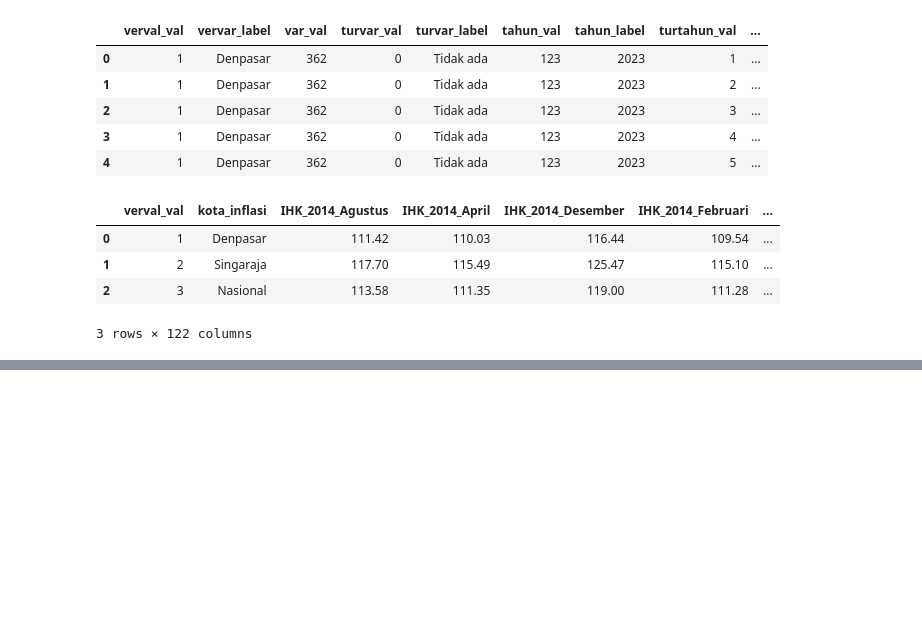
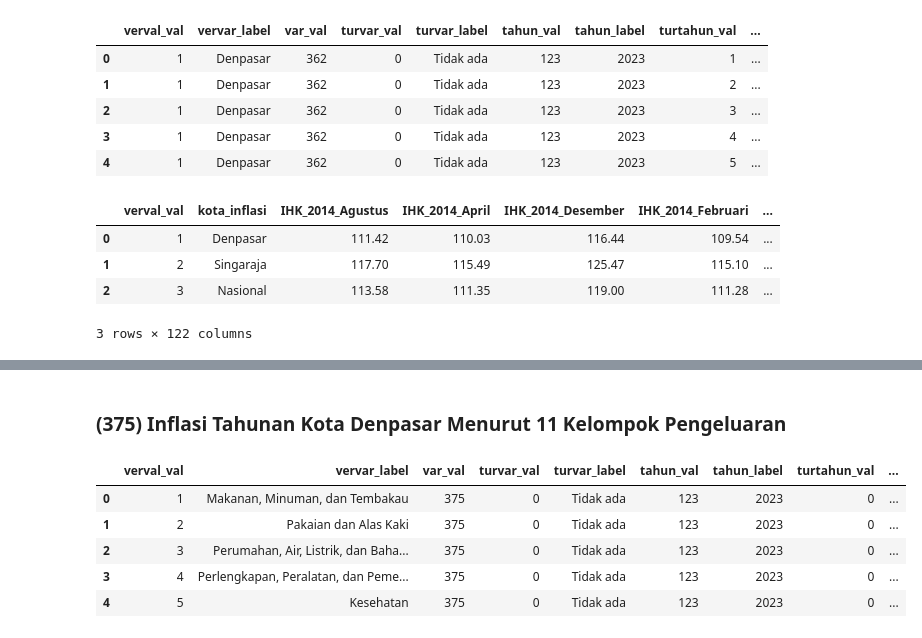
Before and after one commit to YudiHardiyanta/sdi, a Jupyter notebook: Nisa/code.ipynb, the cells around one changed output, grey strips where cells are left out. Drawn from its saved outputs; the diff is of its cells as text; code cells hidden in the pictures; blank space fills up the shorter version.

```diff
--- a/Nisa/code.ipynb
+++ b/Nisa/code.ipynb
@@ -287,0 +324,13 @@ data362_tb.to_excel(f'output/data_{varId}.xlsx', index=False)
+# %% [markdown]
+### (375) Inflasi Tahunan Kota Denpasar Menurut 11 Kelompok Pengeluaran
+# %%
+varId = 375
+data375=getDataByVarId(domain='5100',varId=varId)
+data375.head()
+# %% [output]
+|  | verval_val | vervar_label | var_val | turvar_val | turvar_label | tahun_val | tahun_label | turtahun_val | ... |
+| 0 | 1 | Makanan, Minuman, dan Tembakau | 375 | 0 | Tidak ada | 123 | 2023 | 0 | ... |
+| 1 | 2 | Pakaian dan Alas Kaki | 375 | 0 | Tidak ada | 123 | 2023 | 0 | ... |
+| 2 | 3 | Perumahan, Air, Listrik, dan Baha... | 375 | 0 | Tidak ada | 123 | 2023 | 0 | ... |
+| 3 | 4 | Perlengkapan, Peralatan, dan Peme... | 375 | 0 | Tidak ada | 123 | 2023 | 0 | ... |
+| 4 | 5 | Kesehatan | 375 | 0 | Tidak ada | 123 | 2023 | 0 | ... |
```
Also changed, not shown: parts of 38 cells of this notebook, 10 other files.
